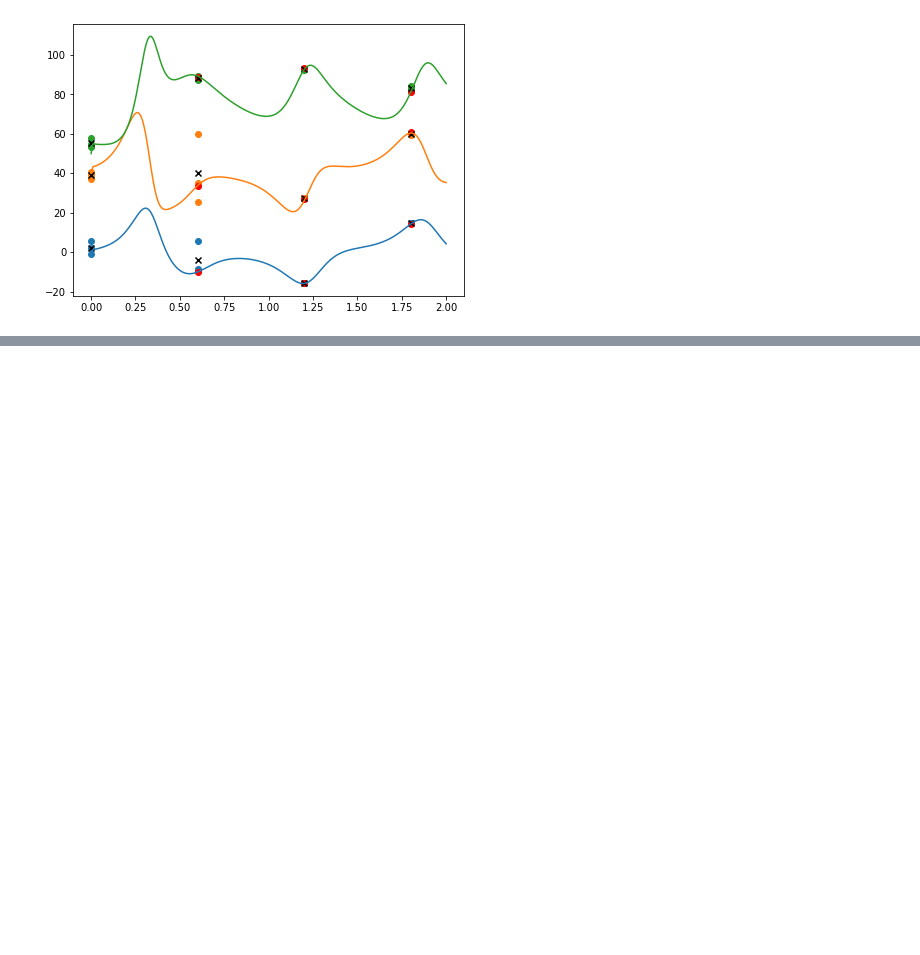
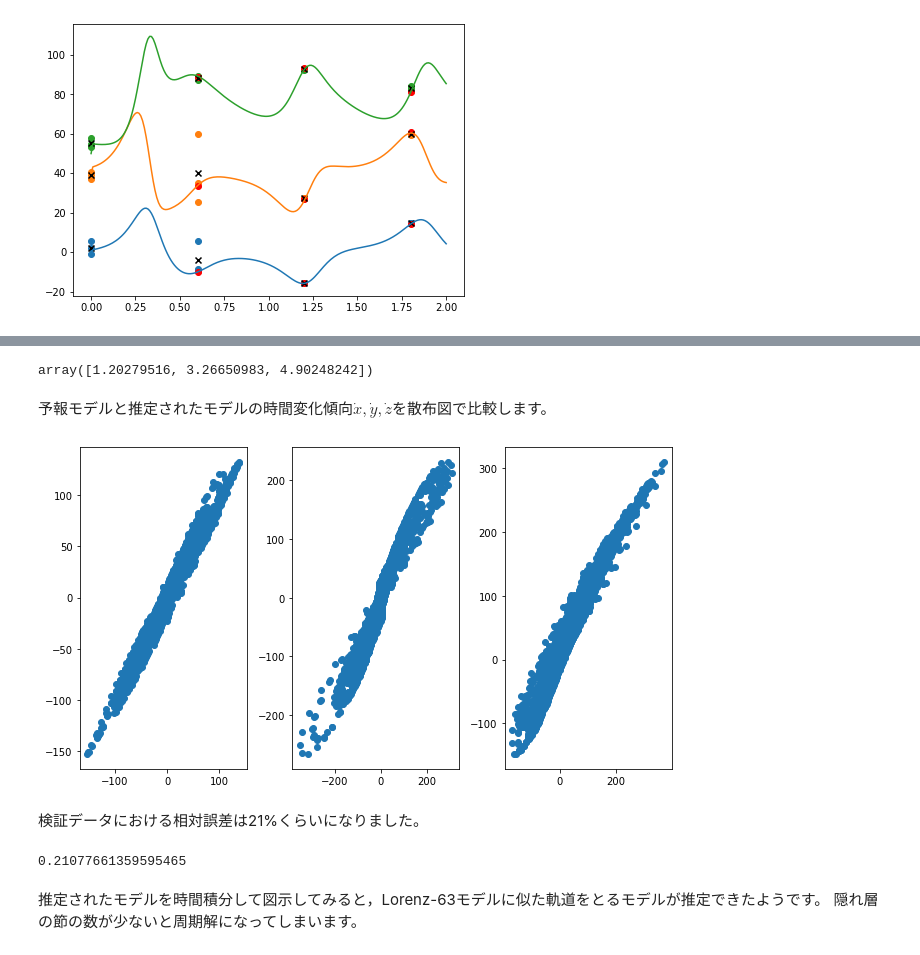
Before and after one commit to tenomoto/pymetds, a Jupyter notebook: Lorenz.ipynb, the cells around one changed output, grey strips where cells are left out. Drawn from its saved outputs; the diff is of its cells as text; code cells hidden in the pictures; blank space fills up the shorter version.

Commit message:
add neural network
FossilOrigin-Name: ec282f5e110fdfc0e6a79084548b845cc1924e378667ab2084277d77b23bf33f

```diff
--- a/Lorenz.ipynb
+++ b/Lorenz.ipynb
@@ -462,0 +543,7 @@ for j in range(nstop//obs_int):
+# %%
+from sklearn.neural_network import MLPRegressor
+from sklearn.pipeline import make_pipeline
+from sklearn.preprocessing import StandardScaler
+
+nh = 25
+nn = make_pipeline(StandardScaler(), MLPRegressor(hidden_layer_sizes=[nh]))
@@ -462,0 +590,25 @@ for j in range(nstop//obs_int):
+# %%
+w[1,]
+# %% [output]
+array([1.20279516, 3.26650983, 4.90248242])
+# %% [markdown]
+予報モデルと推定されたモデルの時間変化傾向$\dot{x}, \dot{y}, \dot{z}$を散布図で比較します。
+# %%
+dwdt_nn = nn.predict(w[n_learn:-1])
+
+fig, ax = plt.subplots(ncols = 3, figsize=[9, 5])
+for i in range(w0.size):
+    ax[i].scatter(dwdt[n_learn:, i], dwdt_nn[:, i])
+fig.tight_layout()
+plt.show()
+# %% [output]
+[figure, added]
+# %% [markdown]
+検証データにおける相対誤差は21%くらいになりました。
+# %%
+np.linalg.norm(dwdt[n_learn:,:]-dwdt_nn) / np.linalg.norm(dwdt[n_learn:,:])
+# %% [output]
+0.21077661359595465
+# %% [markdown]
+推定されたモデルを時間積分して図示してみると，Lorenz-63モデルに似た軌道をとるモデルが推定できたようです。
+隠れ層の節の数が少ないと周期解になってしまいます。
```
Also changed, not shown: parts of 20 cells of this notebook, 6 other files.
